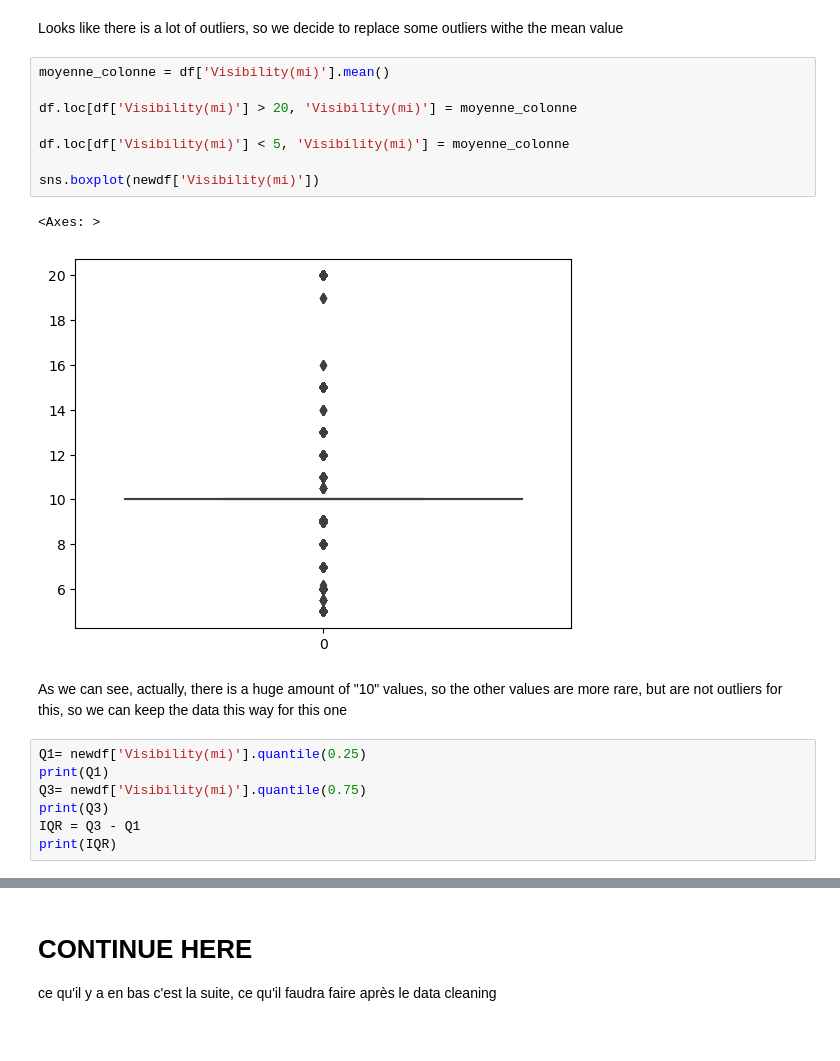
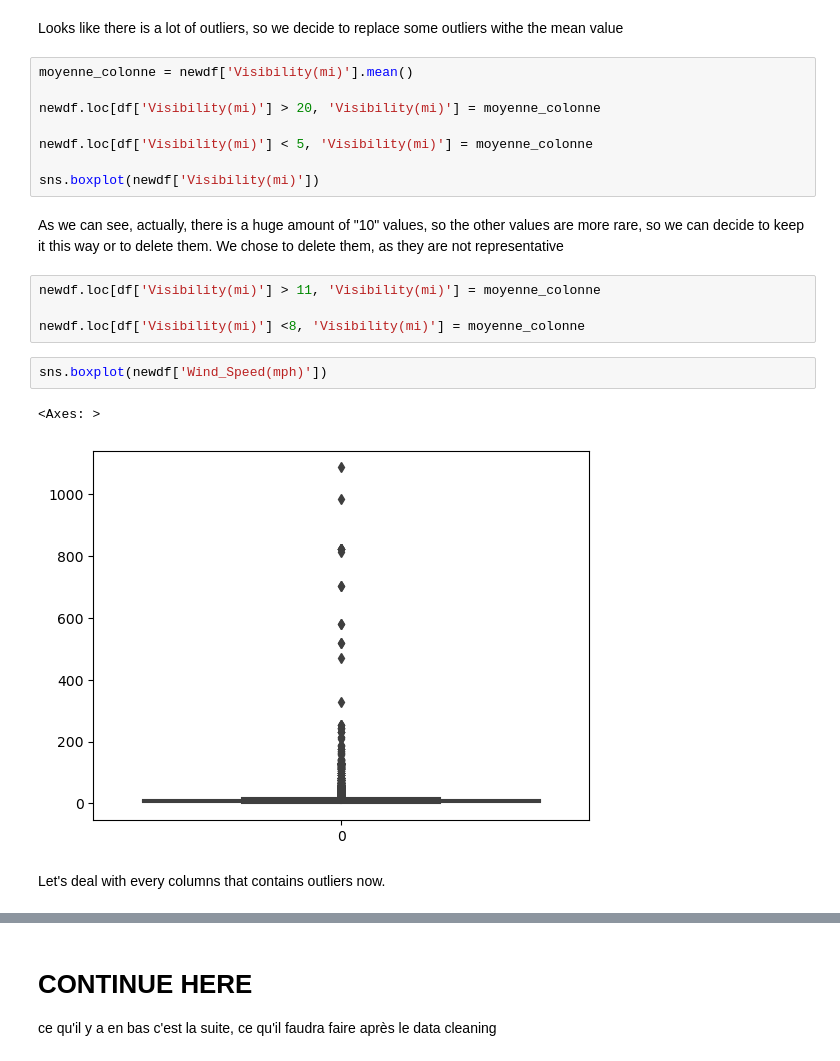
Before and after one commit to RinjieMX/ExplainAI_TD4, a Jupyter notebook: Notebook_TD4.ipynb, the cells around one changed output, grey strips where cells are left out. Saved outputs shown, nothing was run; the diff lists cells and outputs as text.

```diff
--- a/Notebook_TD4.ipynb
+++ b/Notebook_TD4.ipynb
@@ -256,22 +283,23 @@ sns.boxplot(newdf['Visibility(mi)'])
 # %% [markdown]
 Looks like there is a lot of outliers, so we decide to replace some outliers withe the mean value
 # %%
-moyenne_colonne = df['Visibility(mi)'].mean()
+moyenne_colonne = newdf['Visibility(mi)'].mean()
 
-df.loc[df['Visibility(mi)'] > 20, 'Visibility(mi)'] = moyenne_colonne
+newdf.loc[df['Visibility(mi)'] > 20, 'Visibility(mi)'] = moyenne_colonne
 
-df.loc[df['Visibility(mi)'] < 5, 'Visibility(mi)'] = moyenne_colonne
+newdf.loc[df['Visibility(mi)'] < 5, 'Visibility(mi)'] = moyenne_colonne
 
 sns.boxplot(newdf['Visibility(mi)'])
-# %% [output]
-<Axes: >
-[figure, removed]
 # %% [markdown]
-As we can see, actually, there is a huge amount of "10" values, so the other values are more rare, but are not outliers for this, so we can keep the data this way for this one
+As we can see, actually, there is a huge amount of "10" values, so the other values are more rare, so we can decide to keep it this way or to delete them. We chose to delete them, as they are not representative
-# %%
-Q1= newdf['Visibility(mi)'].quantile(0.25)
-print(Q1)
-Q3= newdf['Visibility(mi)'].quantile(0.75)
-print(Q3)
-IQR = Q3 - Q1
-print(IQR)
+# %%
+newdf.loc[df['Visibility(mi)'] > 11, 'Visibility(mi)'] = moyenne_colonne
+
+newdf.loc[df['Visibility(mi)'] <8, 'Visibility(mi)'] = moyenne_colonne
+# %%
+sns.boxplot(newdf['Wind_Speed(mph)'])
+# %% [output]
+<Axes: >
+[figure, added]
+# %% [markdown]
+Let's deal with every columns that contains outliers now.
```
Also changed, not shown: parts of 12 cells of this notebook.
